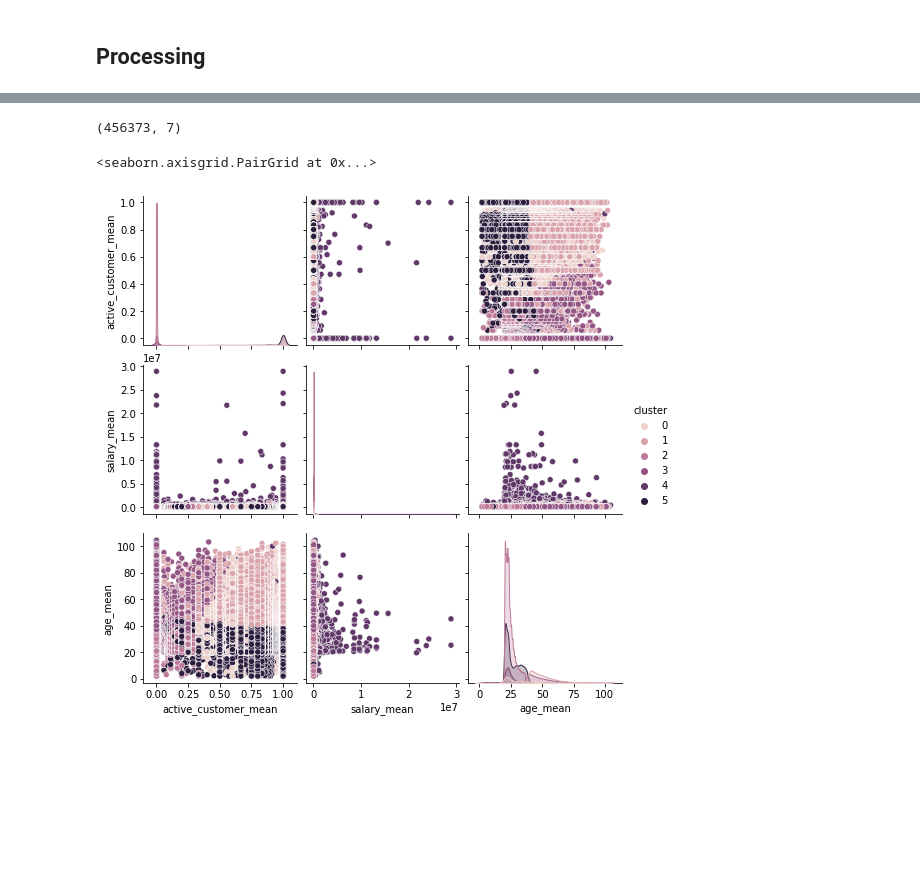
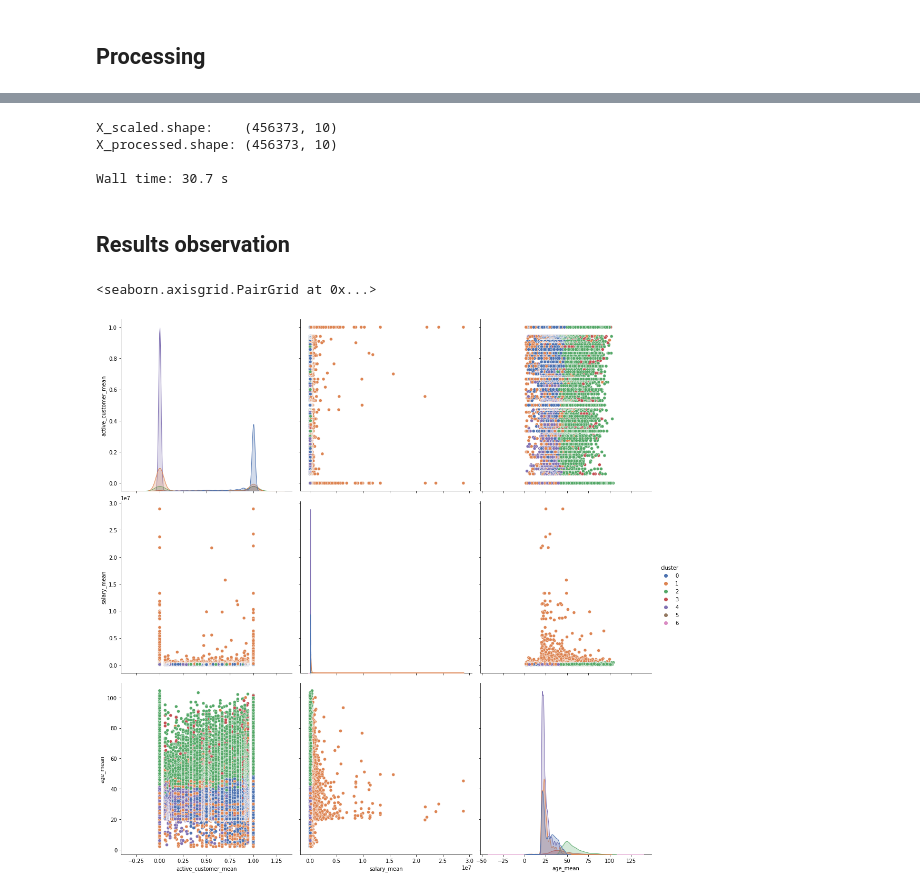
Before and after one commit to Nerea26/easy-money, a Jupyter notebook: notebooks/4.0-aamv-prep-for-clustering.ipynb, the cells around one changed output, grey strips where cells are left out. Drawn from its saved outputs; the diff is of its cells as text; code cells hidden in the pictures; blank space fills up the shorter version.

Commit message:
salary knnimputer done and clustering done 1

```diff
--- a/notebooks/4.0-aamv-prep-for-clustering.ipynb
+++ b/notebooks/4.0-aamv-prep-for-clustering.ipynb
@@ -134,7 +252,9 @@ df.shape
 # %% [markdown]
 ## Processing
 # %%
-pipe = Pipeline(steps=[
+pipeline = Pipeline(steps=[
     ("FeatureGenerator", FeatureGenerator("pk_cid")),
-    ("OutlierFilter", OutlierFilter(q = 0.99, col_to_filter = ["salary_mean", "salary_last"]))
+    ("OutlierFilter", OutlierFilter(q=0.90, col_to_filter=["salary_mean", "salary_last"])),
+    ("Scale", StandardScaler()),
+    ("Clustering", KMeans(n_clusters=7))
 ])
@@ -198,7 +260,0 @@ plot_elbow(sse)
-# %%
-pipeline = Pipeline(steps=[
-    ("FeatureGenerator", FeatureGenerator("pk_cid")),
-    ("OutlierFilter", OutlierFilter(q = 0.99, col_to_filter = ["salary_mean", "salary_last"])),
-    ("scale", MinMaxScaler()),
-    ("Clustering", KMeans(n_clusters=6))
-])
@@ -219,9 +261,28 @@ X_processed["cluster"] = labels
-# %%
-X_processed.shape
-# %% [output]
-(456373, 7)
+# %%
+%%time
+processed_df = pipeline.fit(df)
+X_processed = pipeline["FeatureGenerator"].transform(df)
+X_scaled = pipeline["Scale"].transform(X_processed)
+
+print(f"""
+X_scaled.shape:    {X_scaled.shape}
+X_processed.shape: {X_processed.shape}
+""")
+
+labels = pipeline["Clustering"].predict(X_scaled)
+X_processed["cluster"] = labels
+# %% [output]
+X_scaled.shape:    (456373, 10)
+X_processed.shape: (456373, 10)
+
+Wall time: 30.7 s
+# %% [markdown]
+## Results observation
+# %%
+clustering_result = X_processed.copy(deep=True)
 # %%
-sns.pairplot(X_processed, vars=["active_customer_mean", "salary_mean", "age_mean"], hue="cluster")
+sns.pairplot(clustering_result, vars=["active_customer_mean", "salary_mean", "age_mean"], hue="cluster", height=5,
+             palette="deep")
 # %% [output]
 <seaborn.axisgrid.PairGrid at 0x...>
-[figure, old version]
+[figure, new version]
```
Also changed, not shown: parts of 29 cells of this notebook, 3 other files.
